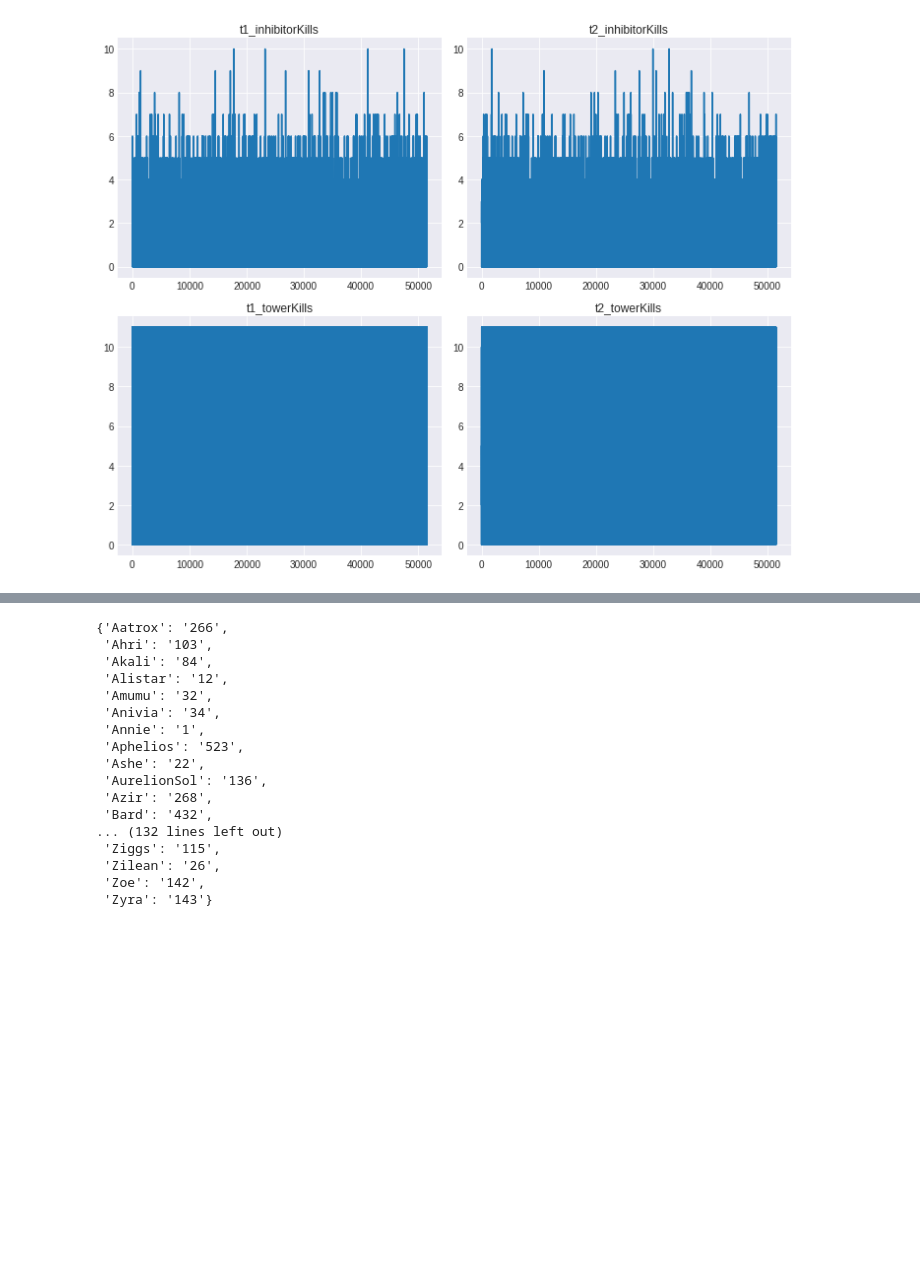
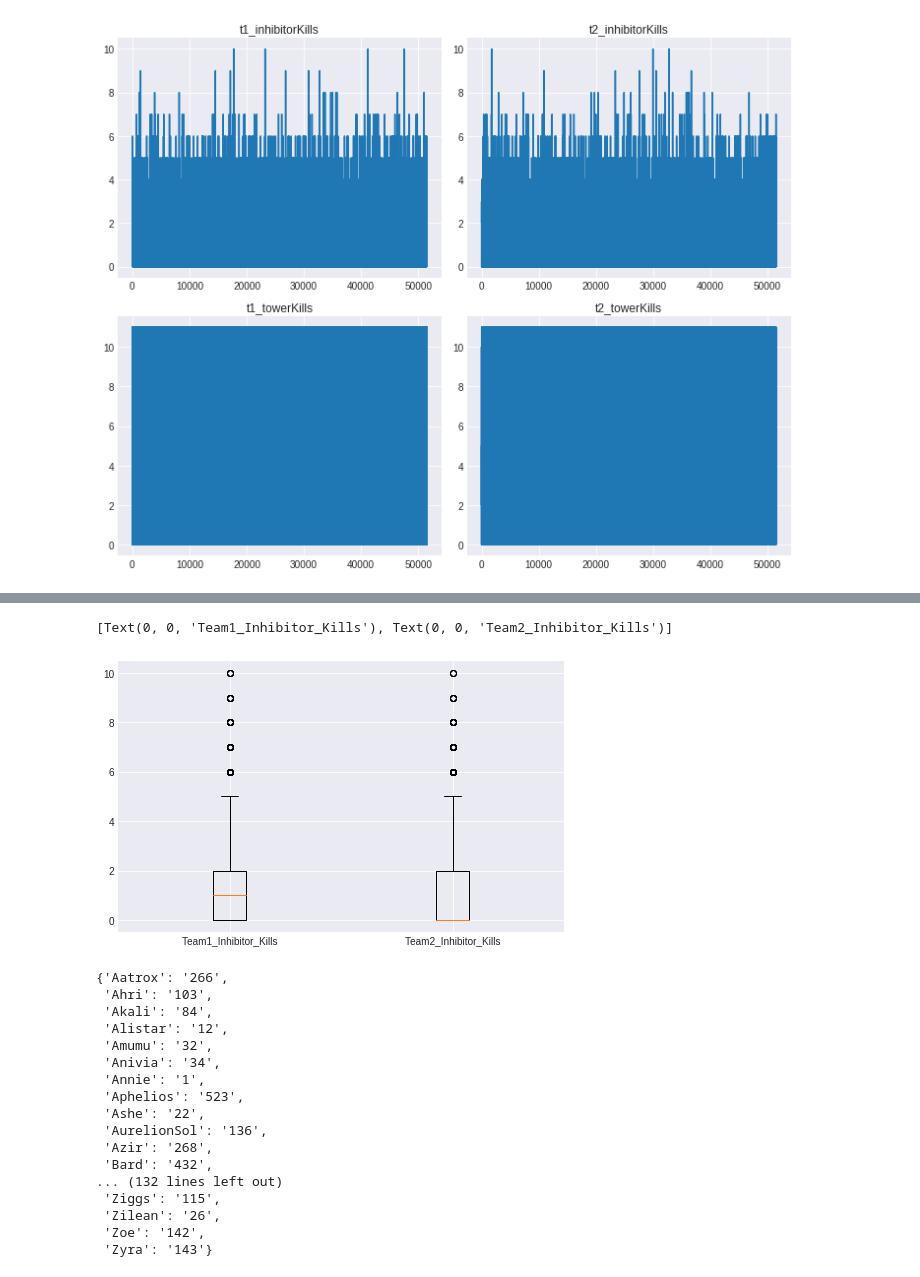
Before and after one commit to ehi58/League_of_Legends, a Jupyter notebook: League_of_Legends.ipynb, the cells around one changed output, grey strips where cells are left out. Saved outputs shown, nothing was run; the diff lists cells and outputs as text; code cells hidden in the pictures; blank space fills up the shorter version.

```diff
--- a/League_of_Legends.ipynb
+++ b/League_of_Legends.ipynb
@@ -438,3 +464,11 @@ fig.tight_layout()
+# %%
+fig, ax = plt.subplots(1, figsize=(8, 5))
+ax.boxplot([dfr['t1_inhibitorKills'], dfr['t2_inhibitorKills']])
+ax.set_xticks([1,2])
+ax.set_xticklabels(["Team1_Inhibitor_Kills", "Team2_Inhibitor_Kills"])
+# %% [output]
+[Text(0, 0, 'Team1_Inhibitor_Kills'), Text(0, 0, 'Team2_Inhibitor_Kills')]
+[figure, added]
 # %%
 champion_dict
 # %% [output]
```
Also changed, not shown: parts of 14 cells of this notebook.
